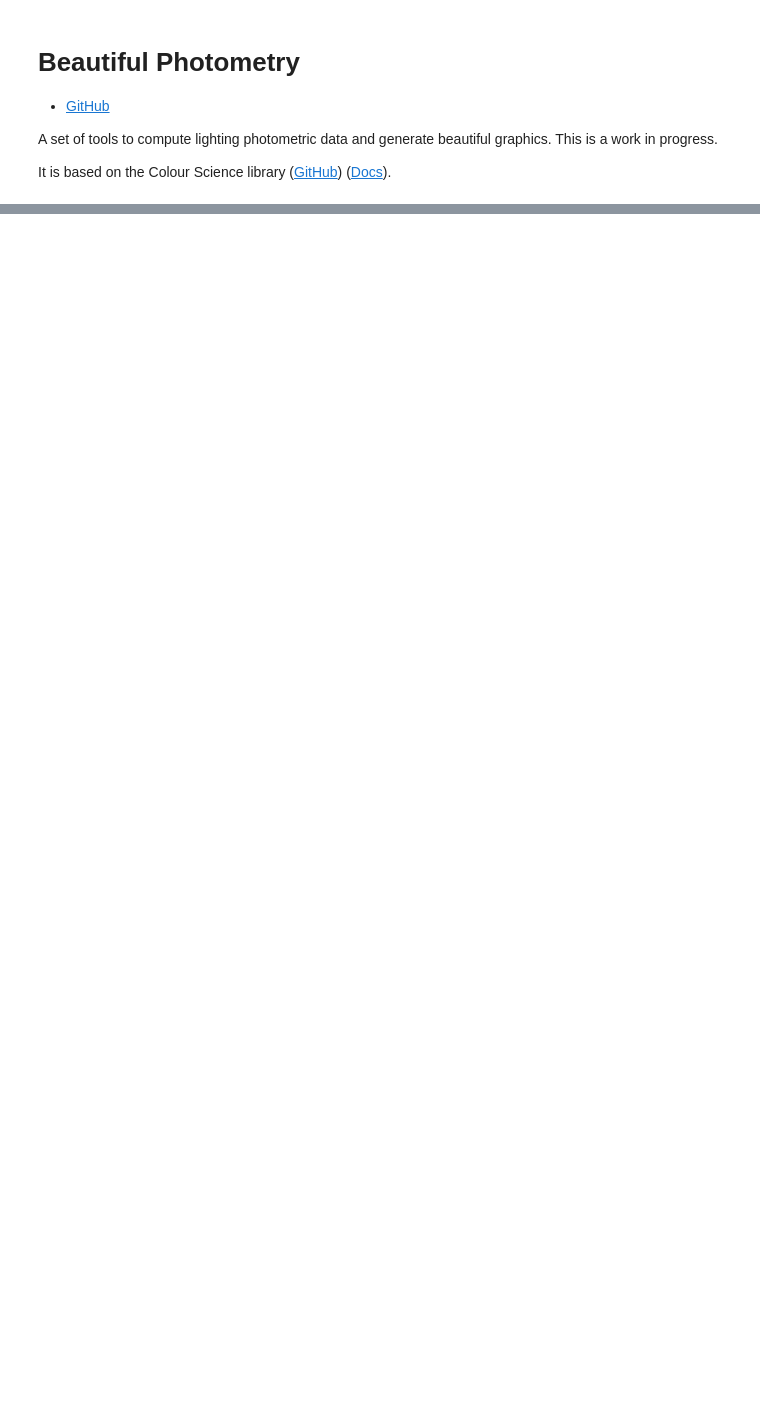
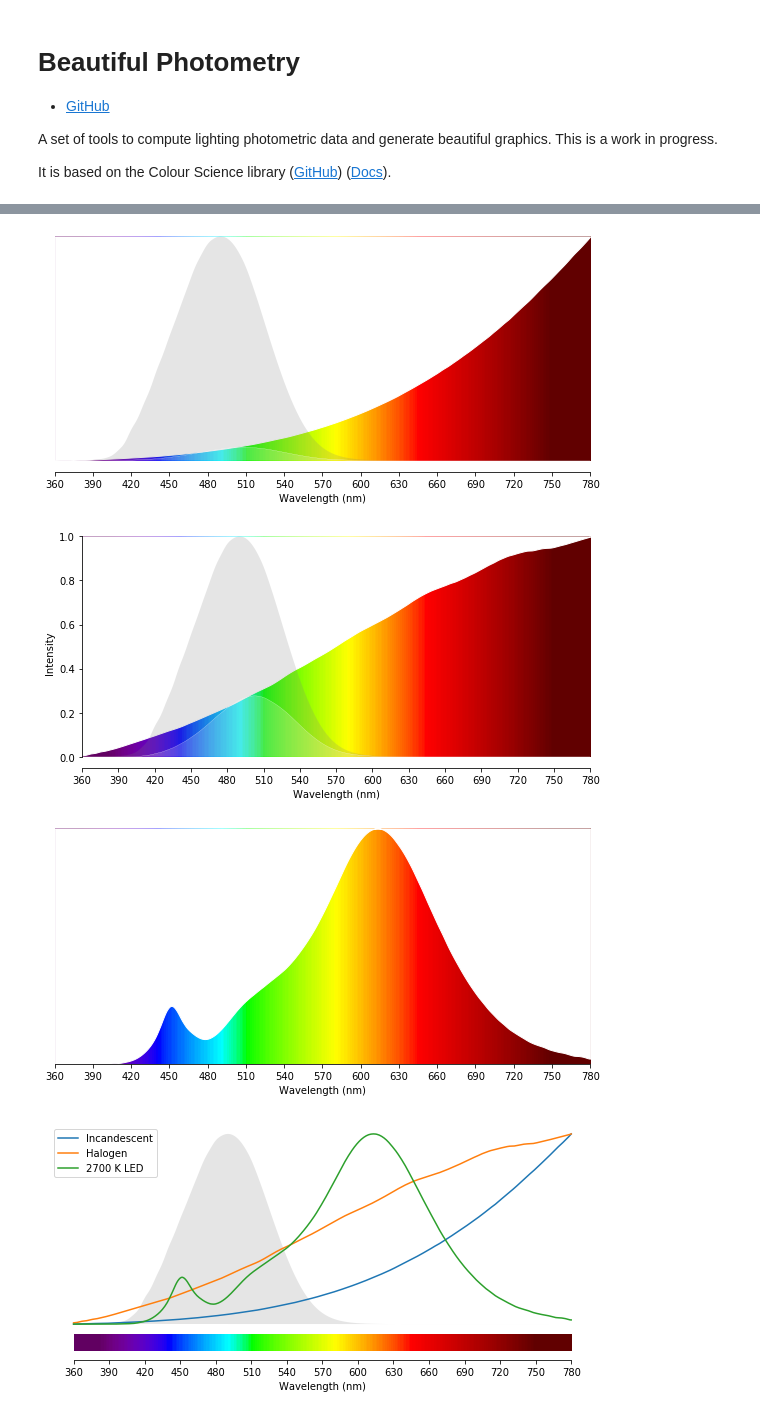
Before and after one commit to yeutterg/beautiful-photometry, a Jupyter notebook: beautiful-photometry.ipynb, the cells around one changed output, grey strips where cells are left out. Saved outputs shown, nothing was run; the diff lists cells and outputs as text; code cells hidden in the pictures; blank space fills up the shorter version.

Commit message:
single and multi plots working

```diff
--- a/beautiful-photometry.ipynb
+++ b/beautiful-photometry.ipynb
@@ -47,0 +15,16 @@ multi_spd_plot([bedtime_bulb, incandescent, halogen, melanopic_spd], use_spds_co
+# %%
+from spectrum import import_spd
+
+# Get the SPDs
+incandescent = import_spd('CSVs/incandescent.csv', 'Incandescent', normalize=True)
+halogen = import_spd('CSVs/halogen.csv', 'Halogen', normalize=True)
+led2700 = import_spd('CSVs/led2700.csv', '2700 K LED', normalize=True)
+
+# Print the CRI
+incandescent_cri = colour.colour_rendering_index(incandescent)
+halogen_cri = colour.colour_rendering_index(halogen)
+led2700_cri = colour.colour_rendering_index(led2700)
+
+print('Incandescent CRI:', incandescent_cri)
+print('Halogen CRI:', halogen_cri)
+print('2700 K LED CRI:', led2700_cri)
@@ -47,0 +35,13 @@ multi_spd_plot([bedtime_bulb, incandescent, halogen, melanopic_spd], use_spds_co
+# %%
+from plot import plot_spectrum, plot_multi_spectrum
+
+plot_spectrum(incandescent, hideyaxis=True, melanopic_curve=True, melanopic_stimulus=True)
+plot_spectrum(halogen, melanopic_curve=True, melanopic_stimulus=True)
+plot_spectrum(led2700, hideyaxis=True)
+
+plot_multi_spectrum([incandescent, halogen, led2700], melanopic_curve=True, hideyaxis=True)
+# %% [output]
+[figure, added]
+[figure, added]
+[figure, added]
+[figure, added]
```
Also changed, not shown: parts of 5 cells of this notebook, 1 other file.
